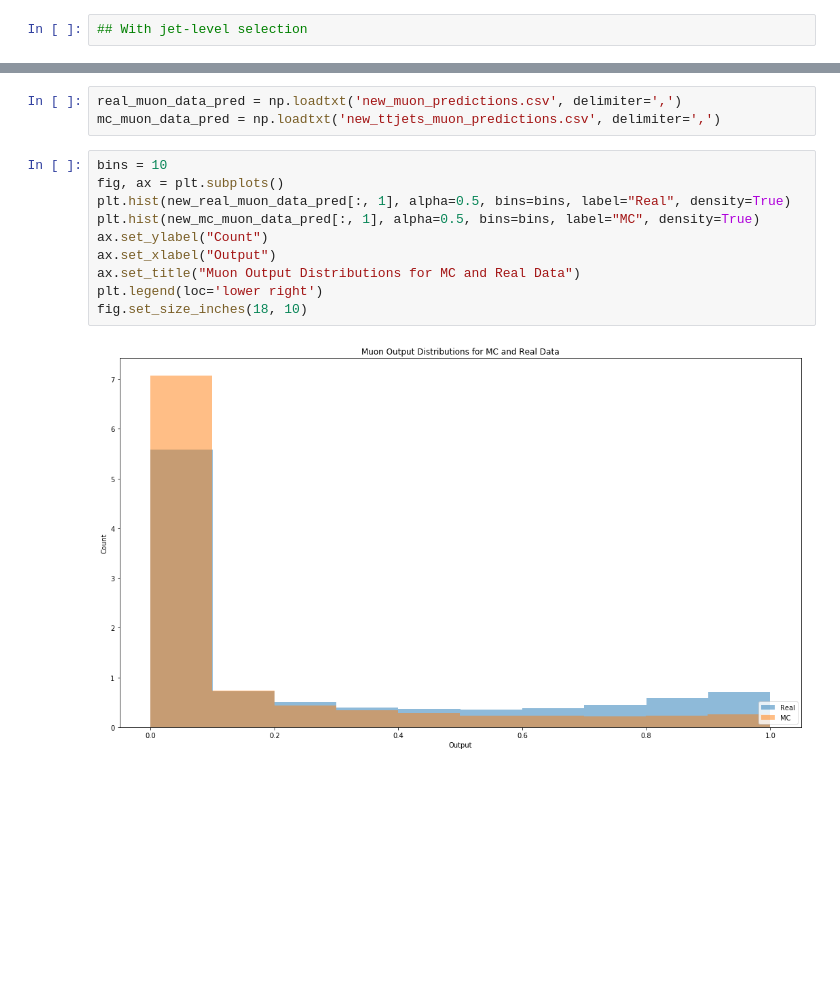
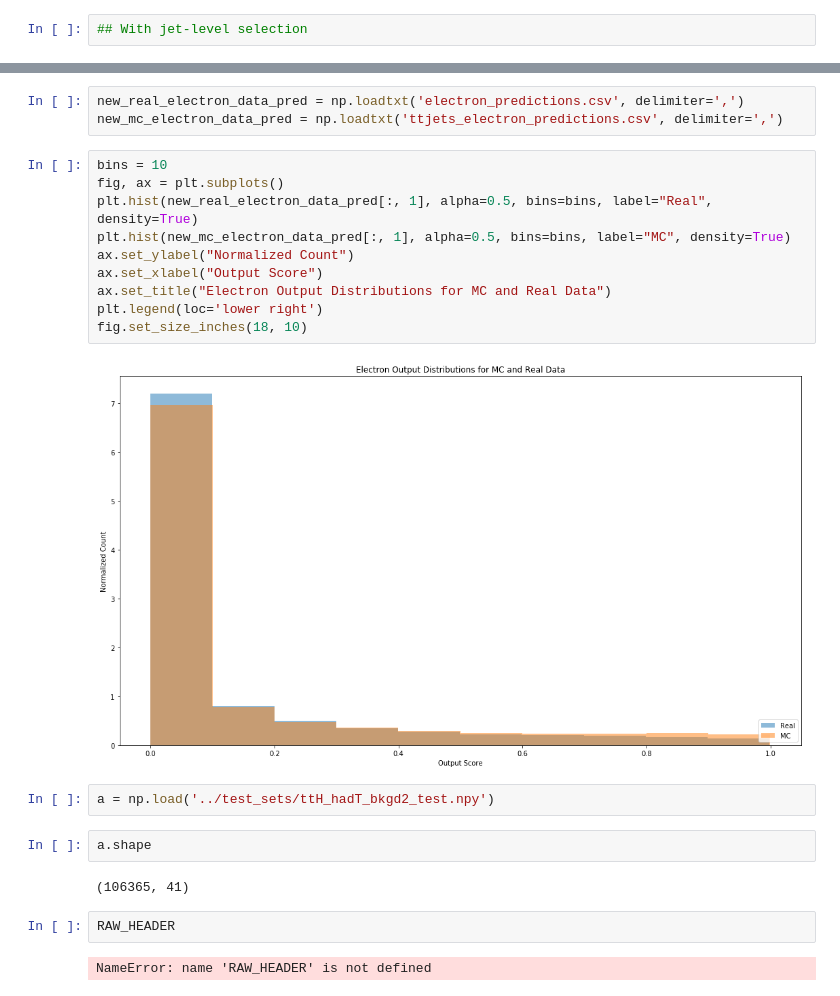
Before and after one commit to mdkdrnevich/DeepHadTopTagger, a Jupyter notebook: ModelEvaluation/model_analysis.ipynb, the cells around one changed output, grey strips where cells are left out. Cells and saved outputs as stored; diff of their text form; blank space fills up the shorter version.

```diff
--- a/ModelEvaluation/model_analysis.ipynb
+++ b/ModelEvaluation/model_analysis.ipynb
@@ -1329,15 +1360,25 @@ fig.set_size_inches(18, 10)
 # %%
-real_muon_data_pred = np.loadtxt('new_muon_predictions.csv', delimiter=',')
-mc_muon_data_pred = np.loadtxt('new_ttjets_muon_predictions.csv', delimiter=',')
+new_real_electron_data_pred = np.loadtxt('electron_predictions.csv', delimiter=',')
+new_mc_electron_data_pred = np.loadtxt('ttjets_electron_predictions.csv', delimiter=',')
 # %%
 bins = 10
 fig, ax = plt.subplots()
-plt.hist(new_real_muon_data_pred[:, 1], alpha=0.5, bins=bins, label="Real", density=True)
-plt.hist(new_mc_muon_data_pred[:, 1], alpha=0.5, bins=bins, label="MC", density=True)
-ax.set_ylabel("Count")
-ax.set_xlabel("Output")
-ax.set_title("Muon Output Distributions for MC and Real Data")
+plt.hist(new_real_electron_data_pred[:, 1], alpha=0.5, bins=bins, label="Real", density=True)
+plt.hist(new_mc_electron_data_pred[:, 1], alpha=0.5, bins=bins, label="MC", density=True)
+ax.set_ylabel("Normalized Count")
+ax.set_xlabel("Output Score")
+ax.set_title("Electron Output Distributions for MC and Real Data")
 plt.legend(loc='lower right')
 fig.set_size_inches(18, 10)
 # %% [output]
-[figure, old version]
+[figure, new version]
+# %%
+a = np.load('../test_sets/ttH_hadT_bkgd2_test.npy')
+# %%
+a.shape
+# %% [output]
+(106365, 41)
+# %%
+RAW_HEADER
+# %% [output]
+NameError: name 'RAW_HEADER' is not defined
```
Also changed, not shown: parts of 12 cells of this notebook, 1 other file.
